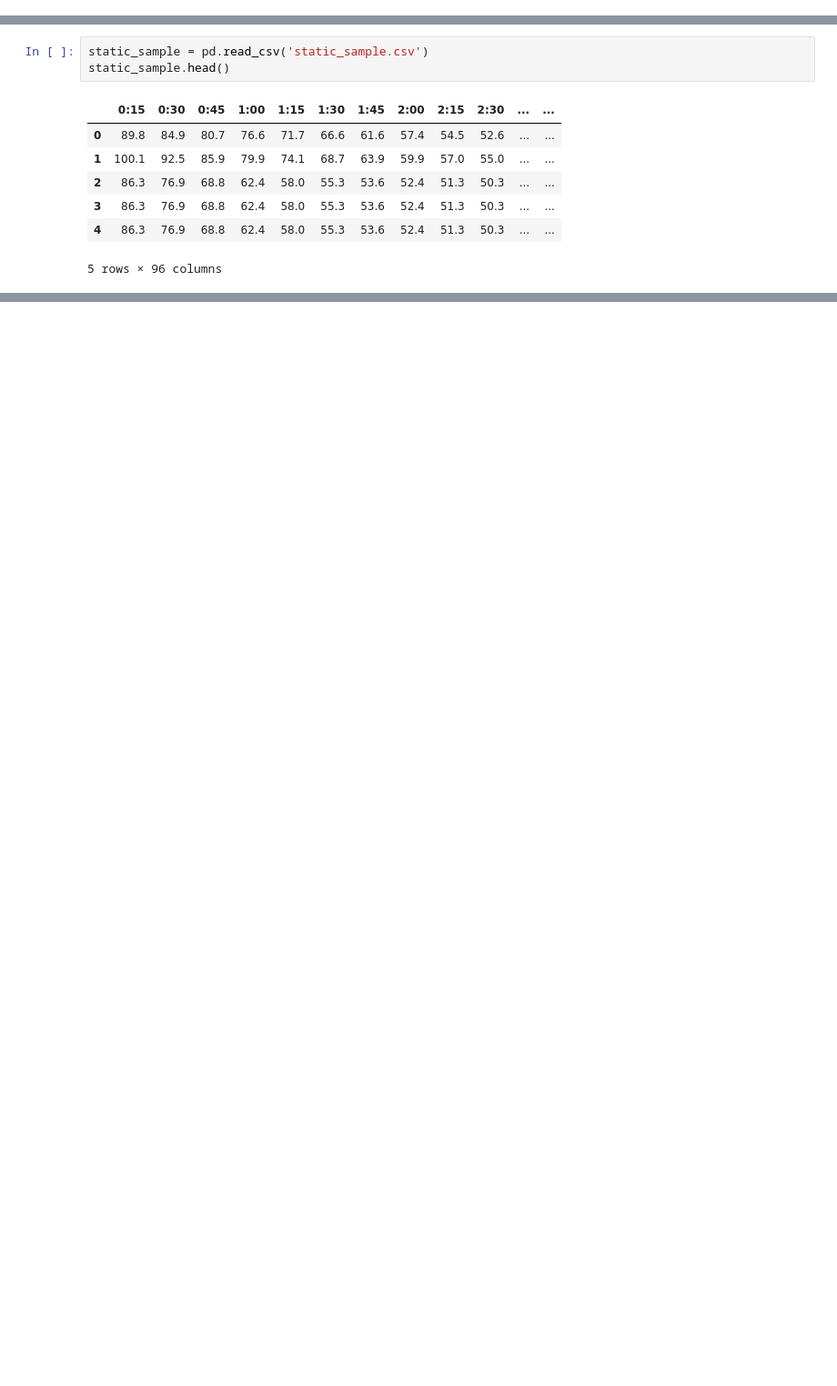
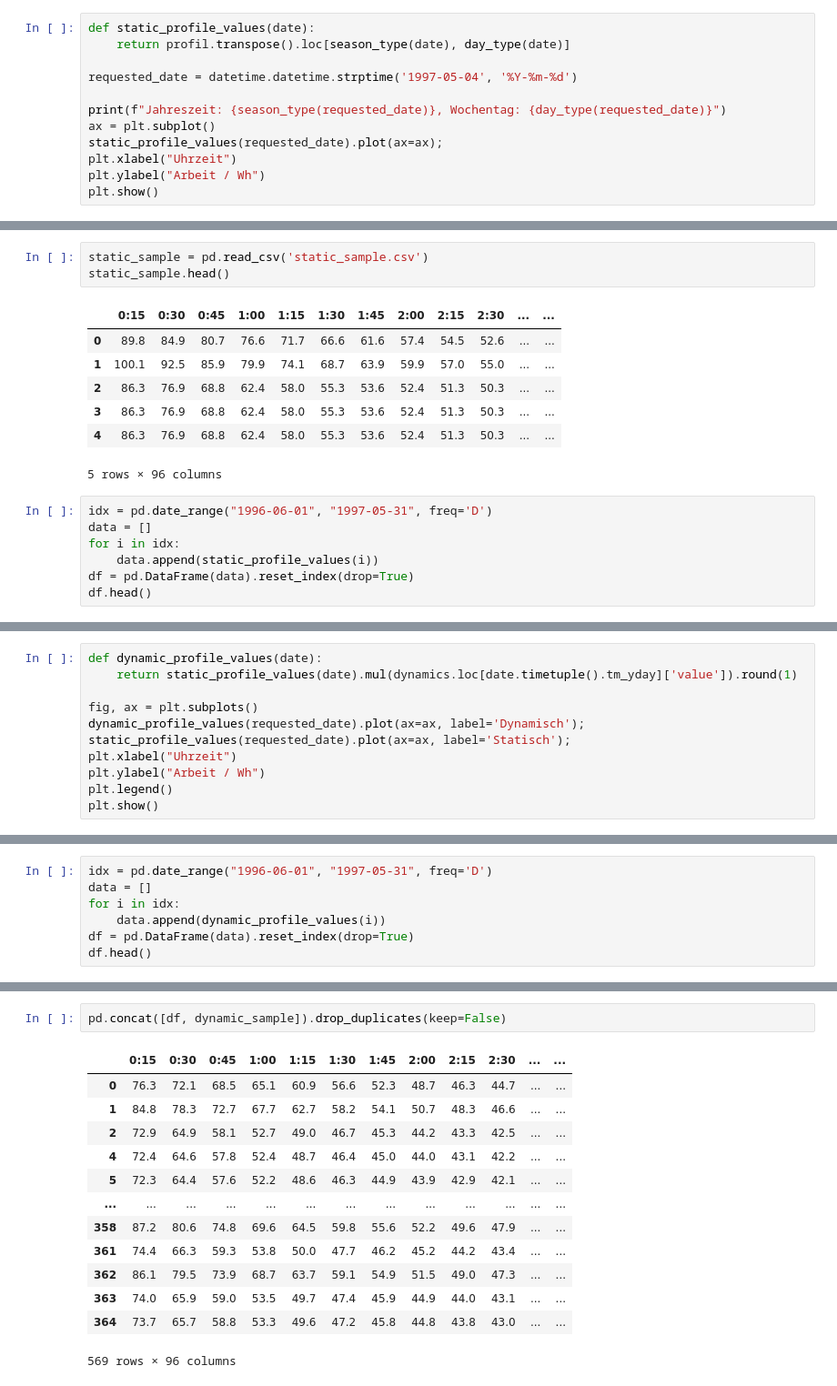
Before and after one commit to rijun/electric-load-viewer, a Jupyter notebook: notebooks/slp.ipynb, the cells around one changed output, grey strips where cells are left out. Shown at 91% size. Saved outputs shown, nothing was run; the diff lists cells and outputs as text; blank space fills up the shorter version.

Commit message:
Update default load profile calculation method

```diff
--- a/notebooks/slp.ipynb
+++ b/notebooks/slp.ipynb
@@ -175,0 +136,12 @@ Zur Überprüfung der Werte wird das obige DataFrame mit den Werten aus dem Beis
+# %%
+def static_profile_values(date):
+    return profil.transpose().loc[season_type(date), day_type(date)]
+
+requested_date = datetime.datetime.strptime('1997-05-04', '%Y-%m-%d')
+
+print(f"Jahreszeit: {season_type(requested_date)}, Wochentag: {day_type(requested_date)}")
+ax = plt.subplot()
+static_profile_values(requested_date).plot(ax=ax);
+plt.xlabel("Uhrzeit")
+plt.ylabel("Arbeit / Wh")
+plt.show()
@@ -184,3 +163,10 @@ static_sample.head()
 | 3 | 86.3 | 76.9 | 68.8 | 62.4 | 58.0 | 55.3 | 53.6 | 52.4 | 51.3 | 50.3 | ... | ... |
 | 4 | 86.3 | 76.9 | 68.8 | 62.4 | 58.0 | 55.3 | 53.6 | 52.4 | 51.3 | 50.3 | ... | ... |
 5 rows × 96 columns
+# %%
+idx = pd.date_range("1996-06-01", "1997-05-31", freq='D')
+data = []
+for i in idx:
+    data.append(static_profile_values(i))
+df = pd.DataFrame(data).reset_index(drop=True)
+df.head()
@@ -239,0 +199,11 @@ Das Standardlastprofil ist jetzt vollständig erstellt worden.
+# %%
+def dynamic_profile_values(date):
+    return static_profile_values(date).mul(dynamics.loc[date.timetuple().tm_yday]['value']).round(1)
+
+fig, ax = plt.subplots()
+dynamic_profile_values(requested_date).plot(ax=ax, label='Dynamisch');
+static_profile_values(requested_date).plot(ax=ax, label='Statisch');
+plt.xlabel("Uhrzeit")
+plt.ylabel("Arbeit / Wh")
+plt.legend()
+plt.show()
@@ -269,0 +227,7 @@ plt.show()
+# %%
+idx = pd.date_range("1996-06-01", "1997-05-31", freq='D')
+data = []
+for i in idx:
+    data.append(dynamic_profile_values(i))
+df = pd.DataFrame(data).reset_index(drop=True)
+df.head()
@@ -269,0 +242,16 @@ plt.show()
+# %%
+pd.concat([df, dynamic_sample]).drop_duplicates(keep=False)
+# %% [output]
+|  | 0:15 | 0:30 | 0:45 | 1:00 | 1:15 | 1:30 | 1:45 | 2:00 | 2:15 | 2:30 | ... | ... |
+| 0 | 76.3 | 72.1 | 68.5 | 65.1 | 60.9 | 56.6 | 52.3 | 48.7 | 46.3 | 44.7 | ... | ... |
+| 1 | 84.8 | 78.3 | 72.7 | 67.7 | 62.7 | 58.2 | 54.1 | 50.7 | 48.3 | 46.6 | ... | ... |
+| 2 | 72.9 | 64.9 | 58.1 | 52.7 | 49.0 | 46.7 | 45.3 | 44.2 | 43.3 | 42.5 | ... | ... |
+| 4 | 72.4 | 64.6 | 57.8 | 52.4 | 48.7 | 46.4 | 45.0 | 44.0 | 43.1 | 42.2 | ... | ... |
+| 5 | 72.3 | 64.4 | 57.6 | 52.2 | 48.6 | 46.3 | 44.9 | 43.9 | 42.9 | 42.1 | ... | ... |
+| ... | ... | ... | ... | ... | ... | ... | ... | ... | ... | ... | ... | ... |
+| 358 | 87.2 | 80.6 | 74.8 | 69.6 | 64.5 | 59.8 | 55.6 | 52.2 | 49.6 | 47.9 | ... | ... |
+| 361 | 74.4 | 66.3 | 59.3 | 53.8 | 50.0 | 47.7 | 46.2 | 45.2 | 44.2 | 43.4 | ... | ... |
+| 362 | 86.1 | 79.5 | 73.9 | 68.7 | 63.7 | 59.1 | 54.9 | 51.5 | 49.0 | 47.3 | ... | ... |
+| 363 | 74.0 | 65.9 | 59.0 | 53.5 | 49.7 | 47.4 | 45.9 | 44.9 | 44.0 | 43.1 | ... | ... |
+| 364 | 73.7 | 65.7 | 58.8 | 53.3 | 49.6 | 47.2 | 45.8 | 44.8 | 43.8 | 43.0 | ... | ... |
+569 rows × 96 columns
```
Also changed, not shown: parts of 32 cells of this notebook, 1 other file.
